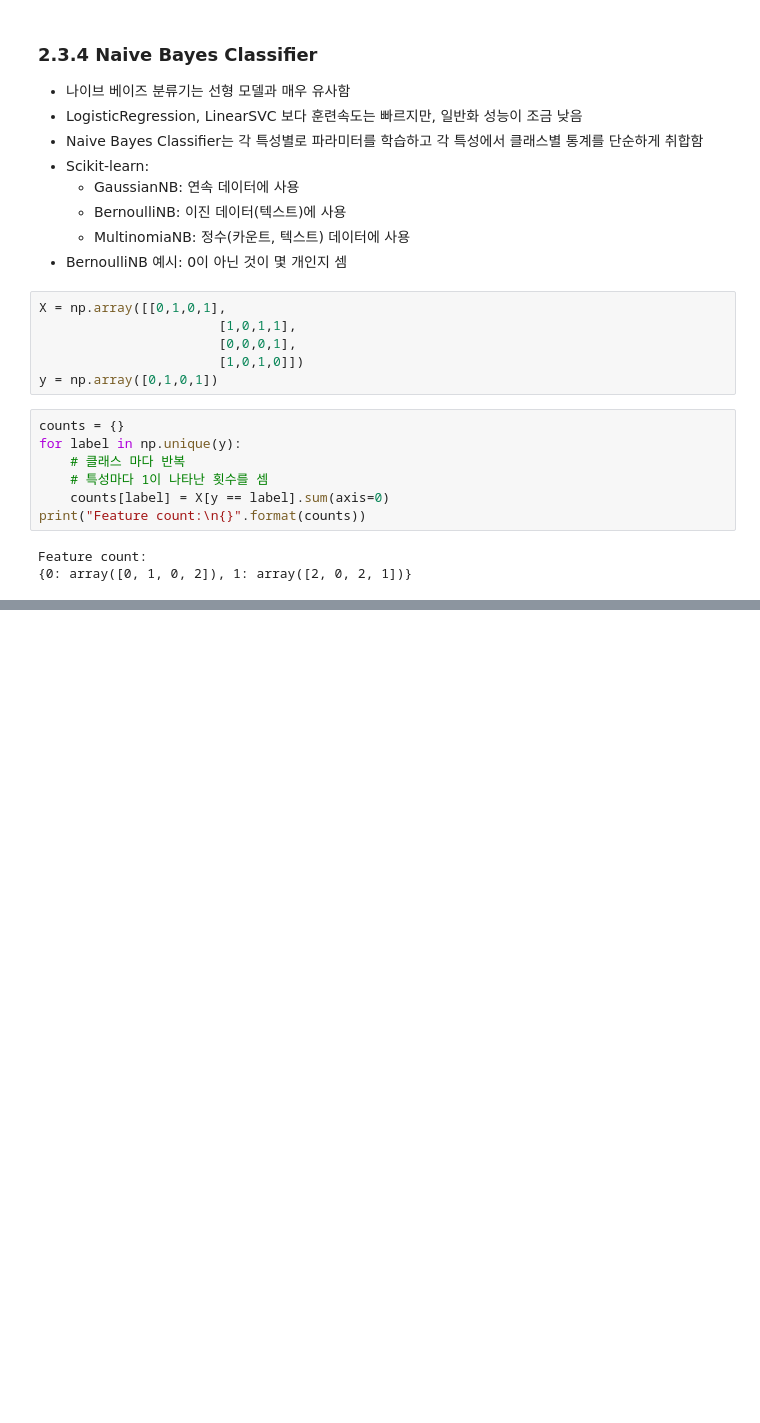
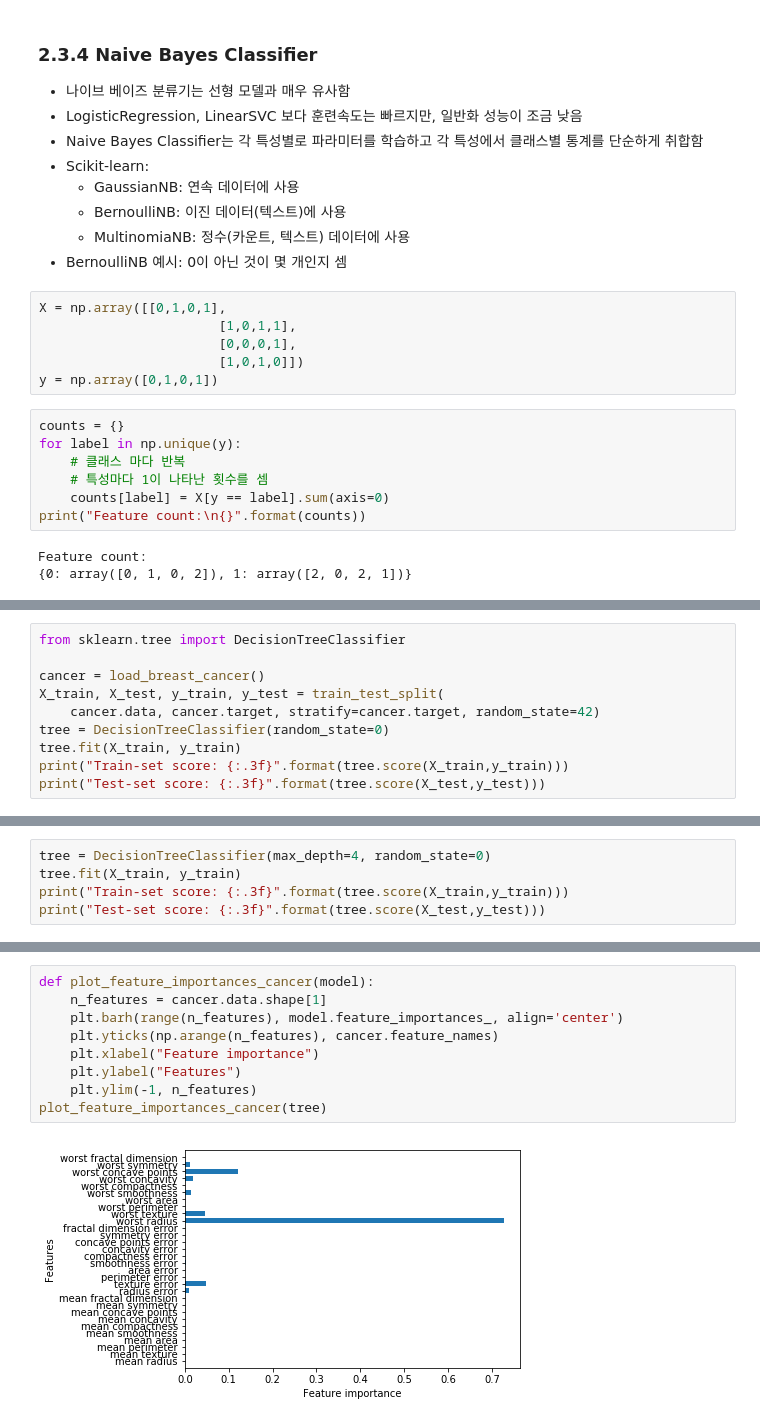
Before and after one commit to kisudsoe/Py-toolkit, a Jupyter notebook: Scikit-learn/2. Supervised learning.ipynb, the cells around one changed output, grey strips where cells are left out. Saved outputs shown, nothing was run; the diff lists cells and outputs as text; blank space fills up the shorter version.

```diff
--- a/Scikit-learn/2. Supervised learning.ipynb
+++ b/Scikit-learn/2. Supervised learning.ipynb
@@ -666,0 +672,10 @@ Feature count:
+# %%
+from sklearn.tree import DecisionTreeClassifier
+
+cancer = load_breast_cancer()
+X_train, X_test, y_train, y_test = train_test_split(
+    cancer.data, cancer.target, stratify=cancer.target, random_state=42)
+tree = DecisionTreeClassifier(random_state=0)
+tree.fit(X_train, y_train)
+print("Train-set score: {:.3f}".format(tree.score(X_train,y_train)))
+print("Test-set score: {:.3f}".format(tree.score(X_test,y_test)))
@@ -666,0 +688,5 @@ Feature count:
+# %%
+tree = DecisionTreeClassifier(max_depth=4, random_state=0)
+tree.fit(X_train, y_train)
+print("Train-set score: {:.3f}".format(tree.score(X_train,y_train)))
+print("Test-set score: {:.3f}".format(tree.score(X_test,y_test)))
@@ -666,0 +734,11 @@ Feature count:
+# %%
+def plot_feature_importances_cancer(model):
+    n_features = cancer.data.shape[1]
+    plt.barh(range(n_features), model.feature_importances_, align='center')
+    plt.yticks(np.arange(n_features), cancer.feature_names)
+    plt.xlabel("Feature importance")
+    plt.ylabel("Features")
+    plt.ylim(-1, n_features)
+plot_feature_importances_cancer(tree)
+# %% [output]
+[figure, added]
```
Also changed, not shown: parts of 28 cells of this notebook, 3 other files.
